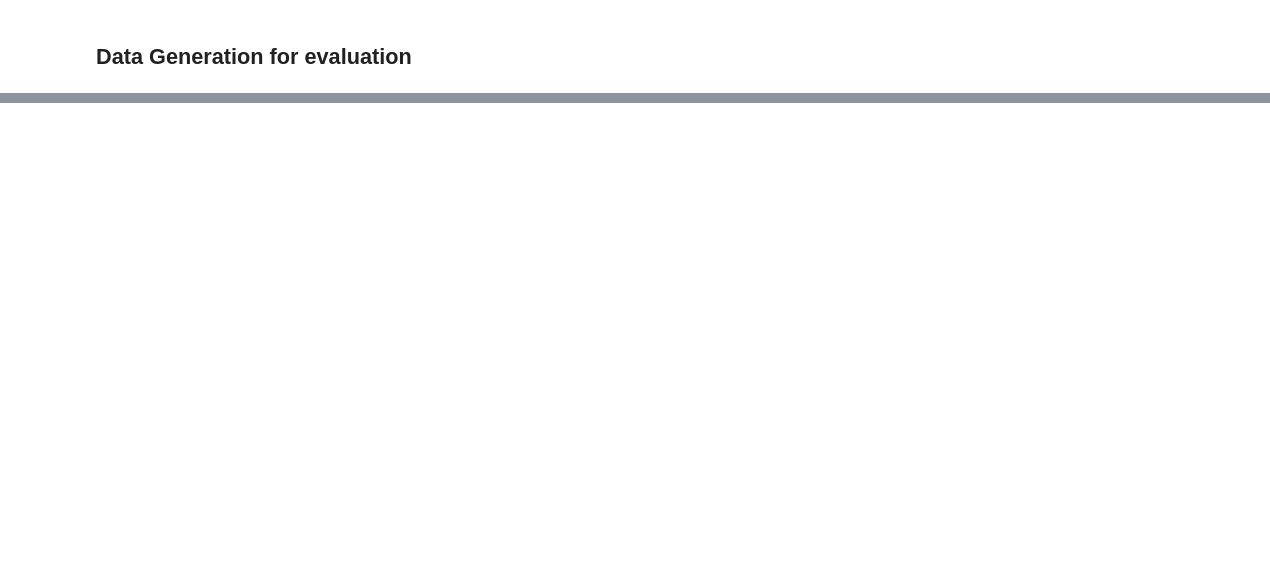
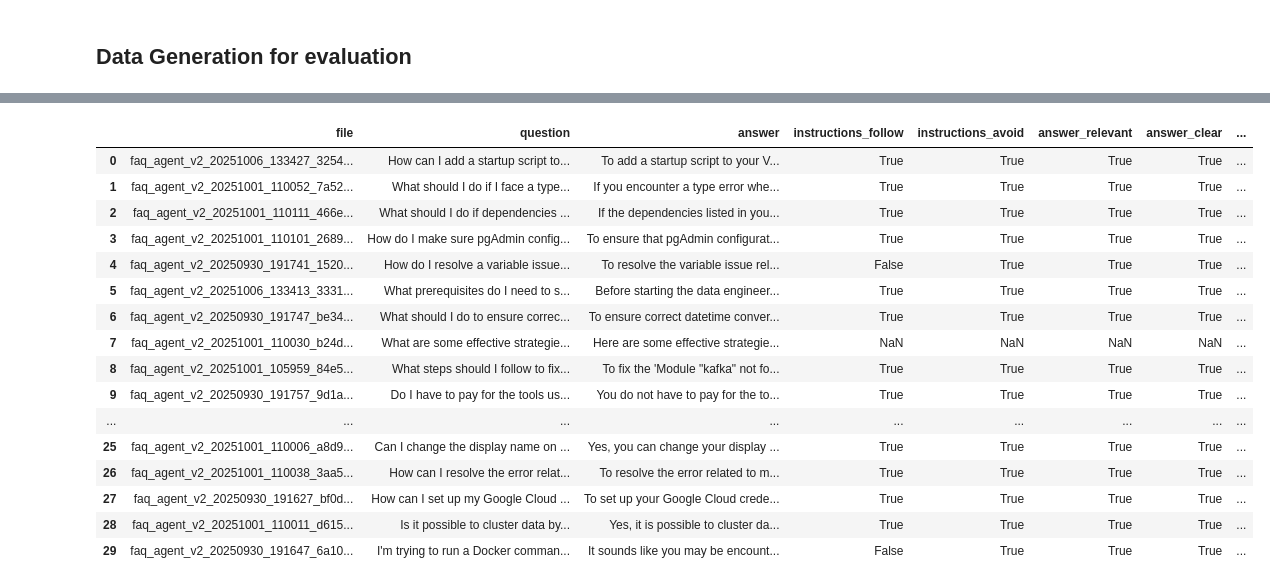
Before and after one commit to itsmuriuki/aihero, a Jupyter notebook: course/data_prep_001.ipynb, the cells around one changed output, grey strips where cells are left out. Saved outputs shown, nothing was run; the diff lists cells and outputs as text; code cells hidden in the pictures; blank space fills up the shorter version.

```diff
--- a/course/data_prep_001.ipynb
+++ b/course/data_prep_001.ipynb
@@ -1063,0 +1067,20 @@ All responses use the search tool (as expected)
+# %%
+df_evals
+# %% [output]
+|  | file | question | answer | instructions_follow | instructions_avoid | answer_relevant | answer_clear | ... |
+| 0 | faq_agent_v2_20251006_133427_3254... | How can I add a startup script to... | To add a startup script to your V... | True | True | True | True | ... |
+| 1 | faq_agent_v2_20251001_110052_7a52... | What should I do if I face a type... | If you encounter a type error whe... | True | True | True | True | ... |
+| 2 | faq_agent_v2_20251001_110111_466e... | What should I do if dependencies ... | If the dependencies listed in you... | True | True | True | True | ... |
+| 3 | faq_agent_v2_20251001_110101_2689... | How do I make sure pgAdmin config... | To ensure that pgAdmin configurat... | True | True | True | True | ... |
+| 4 | faq_agent_v2_20250930_191741_1520... | How do I resolve a variable issue... | To resolve the variable issue rel... | False | True | True | True | ... |
+| 5 | faq_agent_v2_20251006_133413_3331... | What prerequisites do I need to s... | Before starting the data engineer... | True | True | True | True | ... |
+| 6 | faq_agent_v2_20250930_191747_be34... | What should I do to ensure correc... | To ensure correct datetime conver... | True | True | True | True | ... |
+| 7 | faq_agent_v2_20251001_110030_b24d... | What are some effective strategie... | Here are some effective strategie... | NaN | NaN | NaN | NaN | ... |
+| 8 | faq_agent_v2_20251001_105959_84e5... | What steps should I follow to fix... | To fix the 'Module "kafka" not fo... | True | True | True | True | ... |
+| 9 | faq_agent_v2_20250930_191757_9d1a... | Do I have to pay for the tools us... | You do not have to pay for the to... | True | True | True | True | ... |
+| ... | ... | ... | ... | ... | ... | ... | ... | ... |
+| 25 | faq_agent_v2_20251001_110006_a8d9... | Can I change the display name on ... | Yes, you can change your display ... | True | True | True | True | ... |
+| 26 | faq_agent_v2_20251001_110038_3aa5... | How can I resolve the error relat... | To resolve the error related to m... | True | True | True | True | ... |
+| 27 | faq_agent_v2_20250930_191627_bf0d... | How can I set up my Google Cloud ... | To set up your Google Cloud crede... | True | True | True | True | ... |
+| 28 | faq_agent_v2_20251001_110011_d615... | Is it possible to cluster data by... | Yes, it is possible to cluster da... | True | True | True | True | ... |
+| 29 | faq_agent_v2_20250930_191647_6a10... | I'm trying to run a Docker comman... | It sounds like you may be encount... | False | True | True | True | ... |
```
Also changed, not shown: parts of 24 cells of this notebook, 30 other files.
